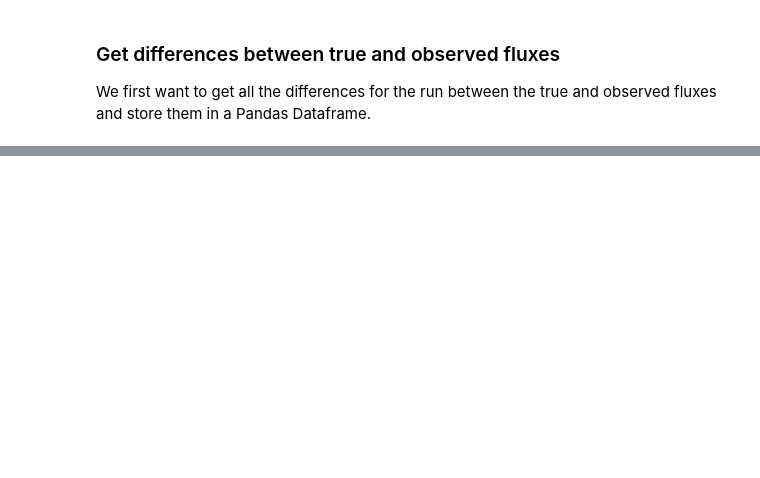
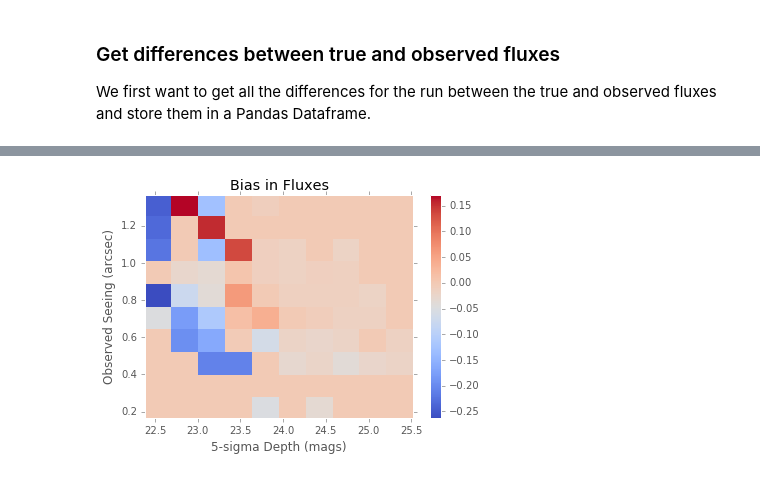
Before and after one commit to LSSTDESC/Monitor, a Jupyter notebook: examples/simple_error_model.ipynb, the cells around one changed output, grey strips where cells are left out. Cells and saved outputs as stored; diff of their text form; code cells hidden in the pictures; blank space fills up the shorter version.

```diff
--- a/examples/simple_error_model.ipynb
+++ b/examples/simple_error_model.ipynb
@@ -58 +77,5 @@ plt.colorbar()
+# %%
+fig = worker.plot_bias(with_bins=10)
+# %% [output]
+[figure, added]
 # %%
```
Also changed, not shown: parts of 11 cells of this notebook, 1 other file.
